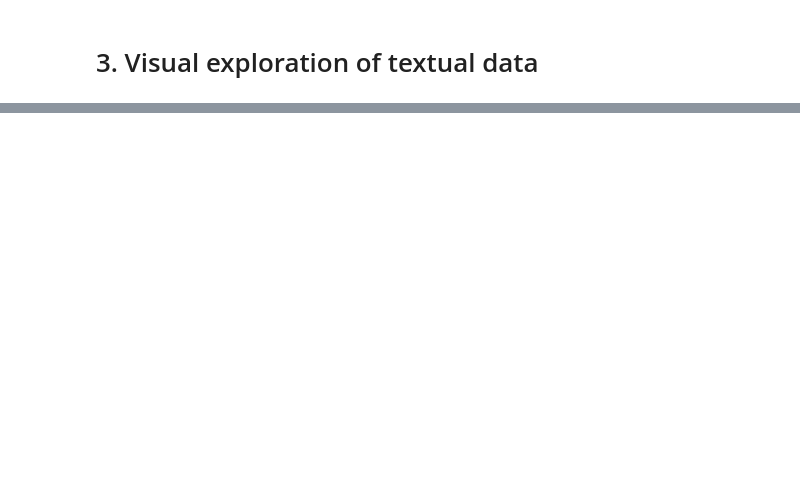
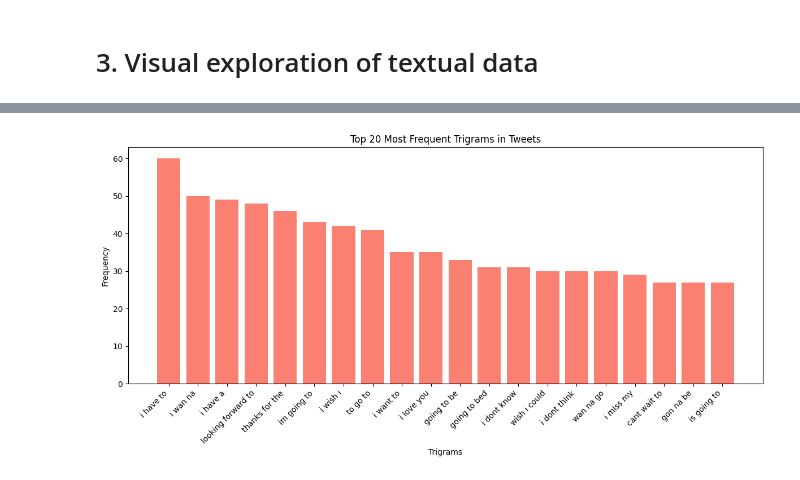
Before and after one commit to annesoline/sentiment-analysis, a Jupyter notebook: visual_exploration.ipynb, the cells around one changed output, grey strips where cells are left out. Cells and saved outputs as stored; diff of their text form; code cells hidden in the pictures; blank space fills up the shorter version.

```diff
--- a/visual_exploration.ipynb
+++ b/visual_exploration.ipynb
@@ -35,0 +93,23 @@ plt.show()
+# %%
+# Create a trigram frequency distribution
+trigrams = list(nltk.trigrams(tokens))
+trigram_counts = Counter(trigrams)
+
+# Get the 20 most common trigrams and their counts
+common_trigrams = trigram_counts.most_common(20)
+trigrams, trigram_counts = zip(*common_trigrams)
+
+# Convert trigrams to a more readable format
+trigrams = [' '.join(trigram) for trigram in trigrams]
+
+# Plot the bar chart for common trigrams
+plt.figure(figsize=(12, 6))
+plt.bar(trigrams, trigram_counts, color='salmon')
+plt.xticks(rotation=45, ha='right')
+plt.title('Top 20 Most Frequent Trigrams in Tweets')
+plt.xlabel('Trigrams')
+plt.ylabel('Frequency')
+plt.tight_layout()
+plt.show()
+# %% [output]
+[figure, added]
```
Also changed, not shown: parts of 4 cells of this notebook, 2 other files.
